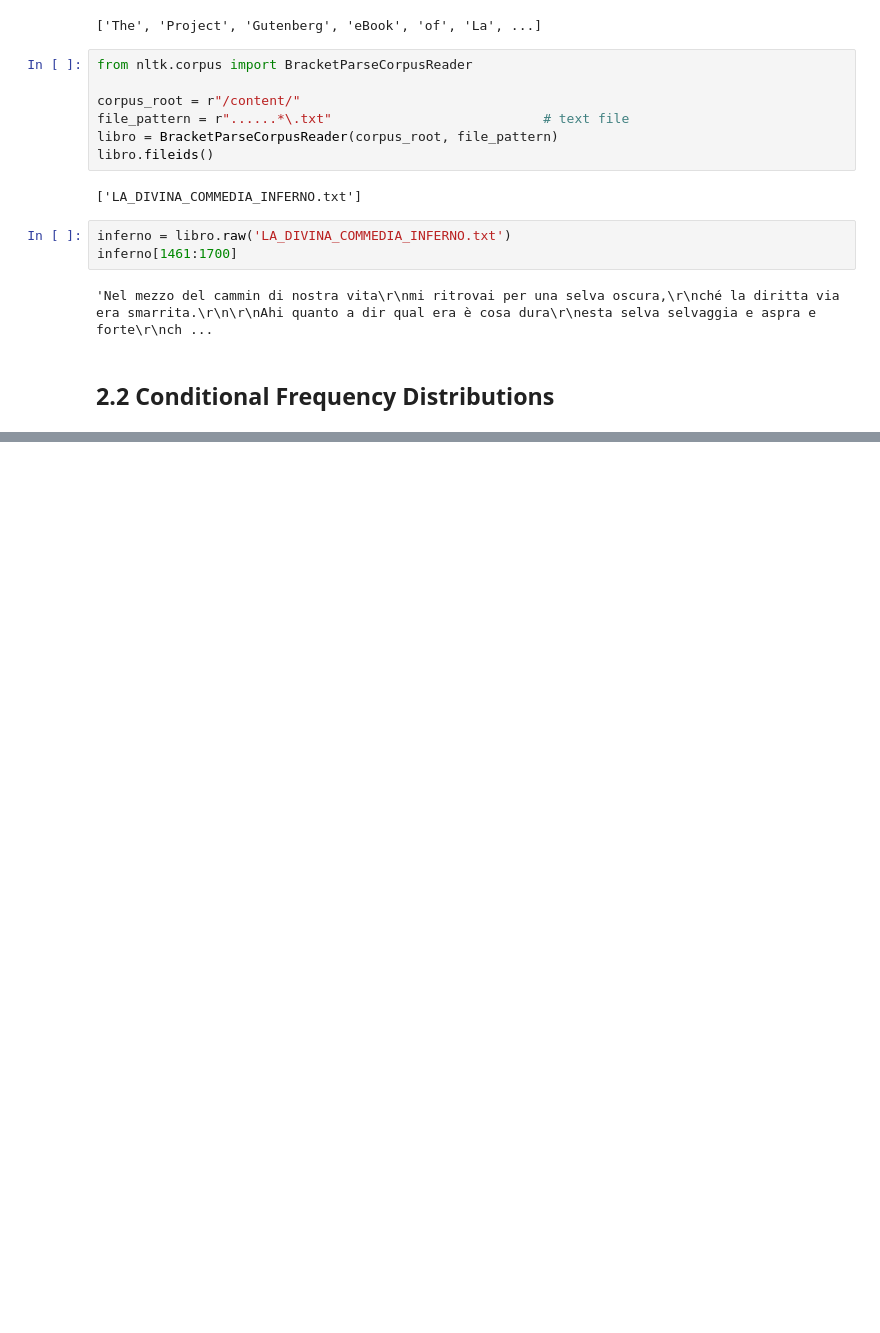
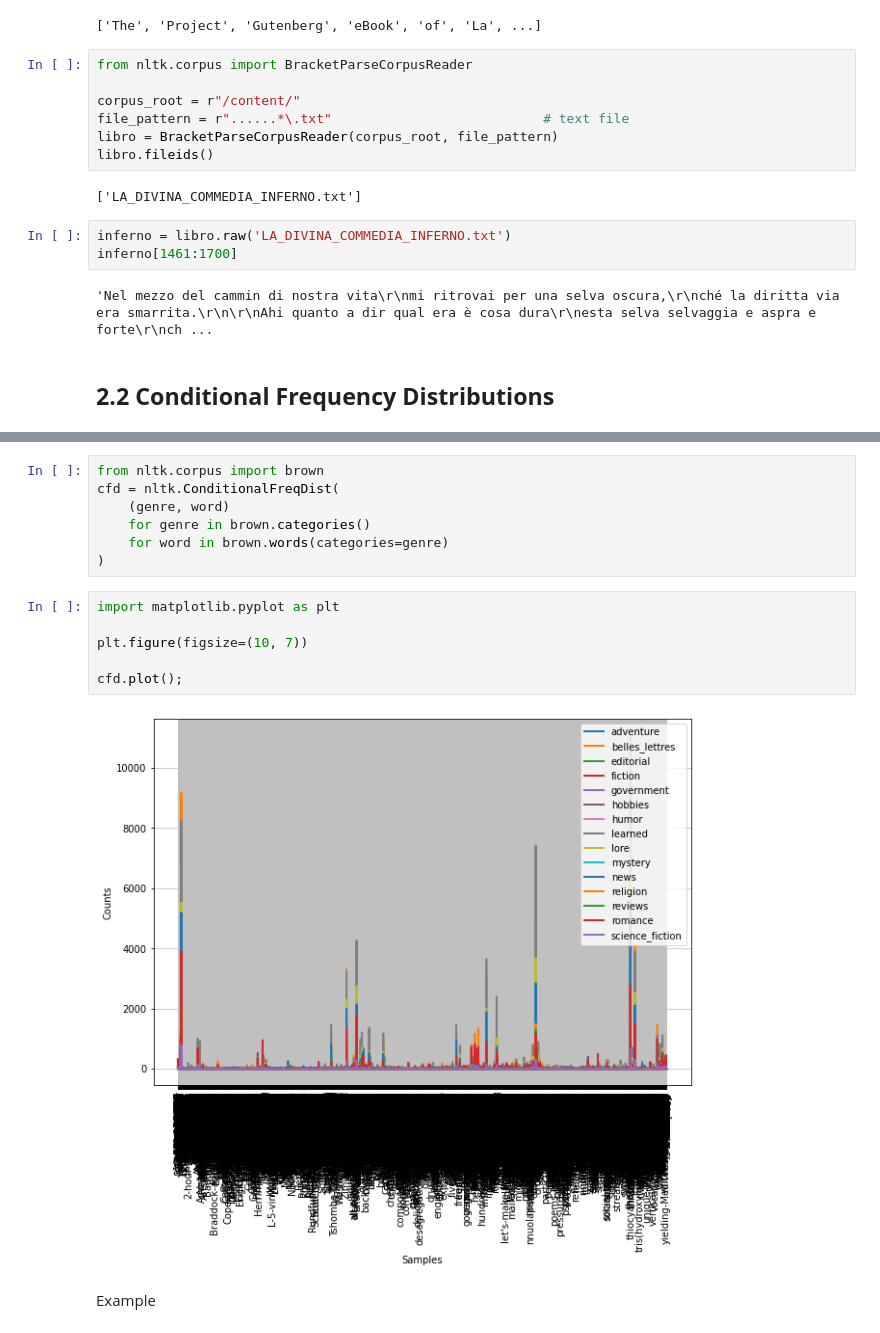
Before and after one commit to niklaust/Natural-Language-Processing, a Jupyter notebook: NLP_notebook_of_niklaust.ipynb, the cells around one changed output, grey strips where cells are left out. Cells and saved outputs as stored; diff of their text form; blank space fills up the shorter version.

```diff
--- a/NLP_notebook_of_niklaust.ipynb
+++ b/NLP_notebook_of_niklaust.ipynb
@@ -2468,0 +2494,17 @@ inferno[1461:1700]
+# %%
+from nltk.corpus import brown
+cfd = nltk.ConditionalFreqDist(
+    (genre, word)
+    for genre in brown.categories()
+    for word in brown.words(categories=genre)
+)
+# %%
+import matplotlib.pyplot as plt
+
+plt.figure(figsize=(10, 7))
+
+cfd.plot();
+# %% [output]
+[figure, added]
+# %% [markdown]
+Example
```
Also changed, not shown: parts of 45 cells of this notebook.
